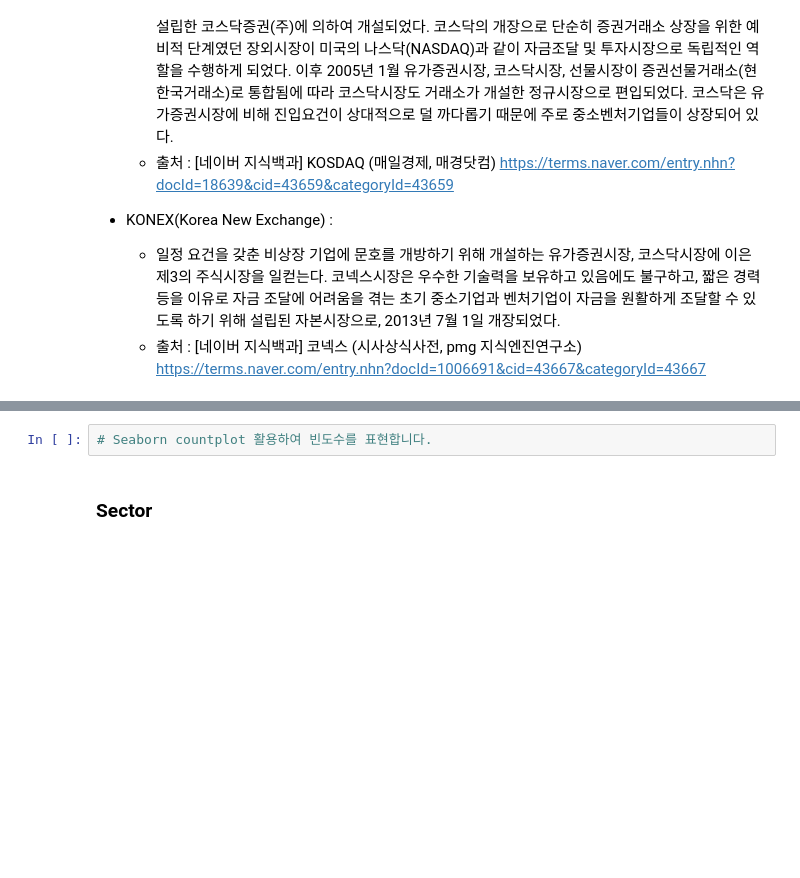
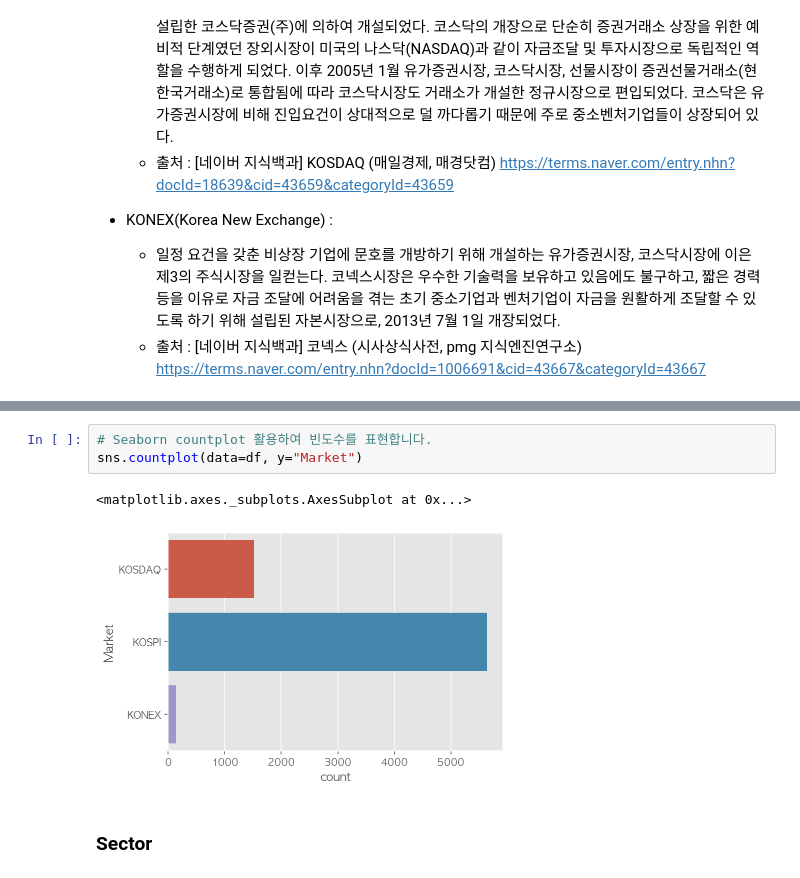
Before and after one commit to corazzon/finance-data-analysis, a Jupyter notebook: 2.2. KRX 전체 종목분석-input.ipynb, the cells around one changed output, grey strips where cells are left out. Cells and saved outputs as stored; diff of their text form; blank space fills up the shorter version.

```diff
--- a/2.2. KRX 전체 종목분석-input.ipynb
+++ b/2.2. KRX 전체 종목분석-input.ipynb
@@ -241,5 +519,9 @@ get_font_family()
 # %%
 # Seaborn countplot 활용하여 빈도수를 표현합니다.
+sns.countplot(data=df, y="Market")
+# %% [output]
+<matplotlib.axes._subplots.AxesSubplot at 0x...>
+[figure, added]
 # %% [markdown]
 ### Sector
 # %%
```
Also changed, not shown: parts of 107 cells of this notebook, 10 other files.
